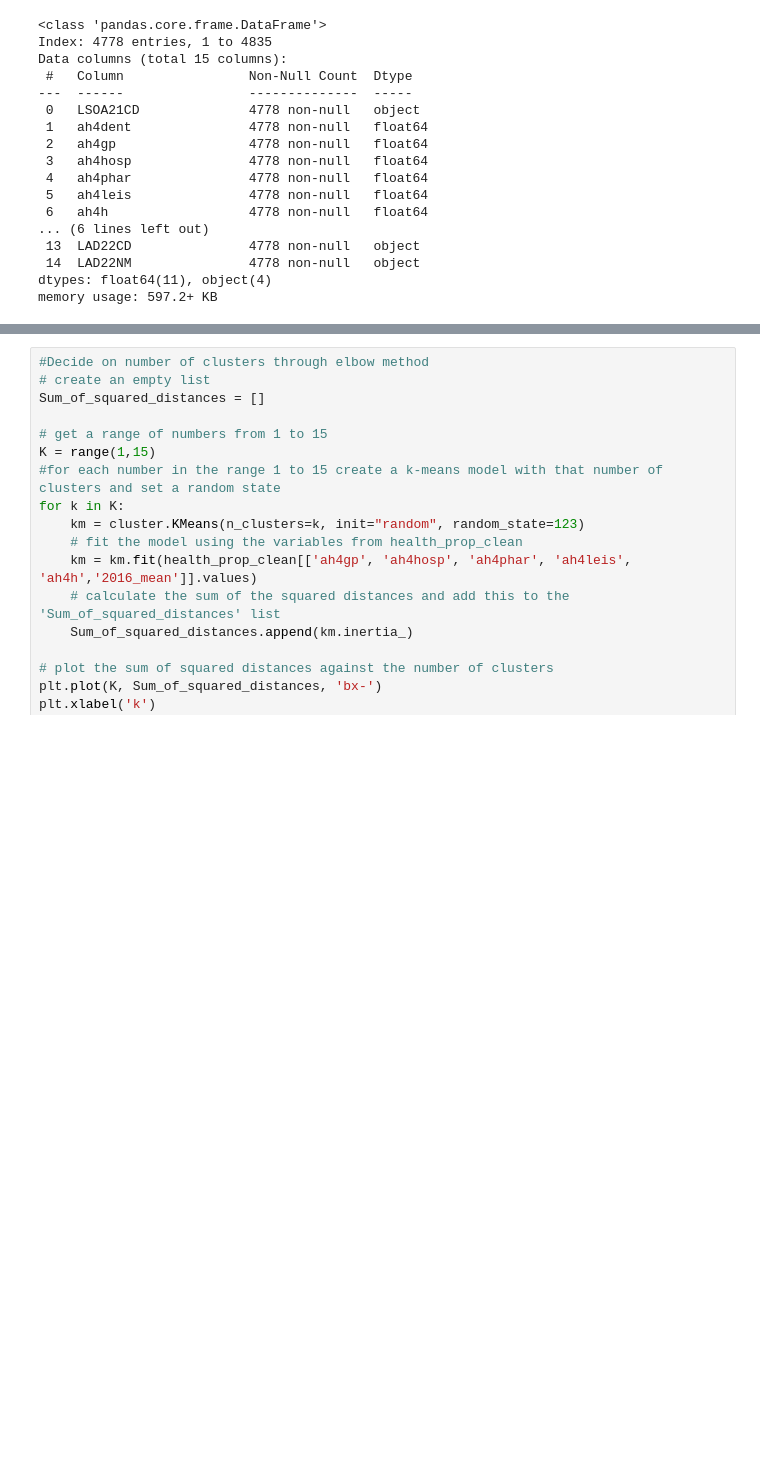
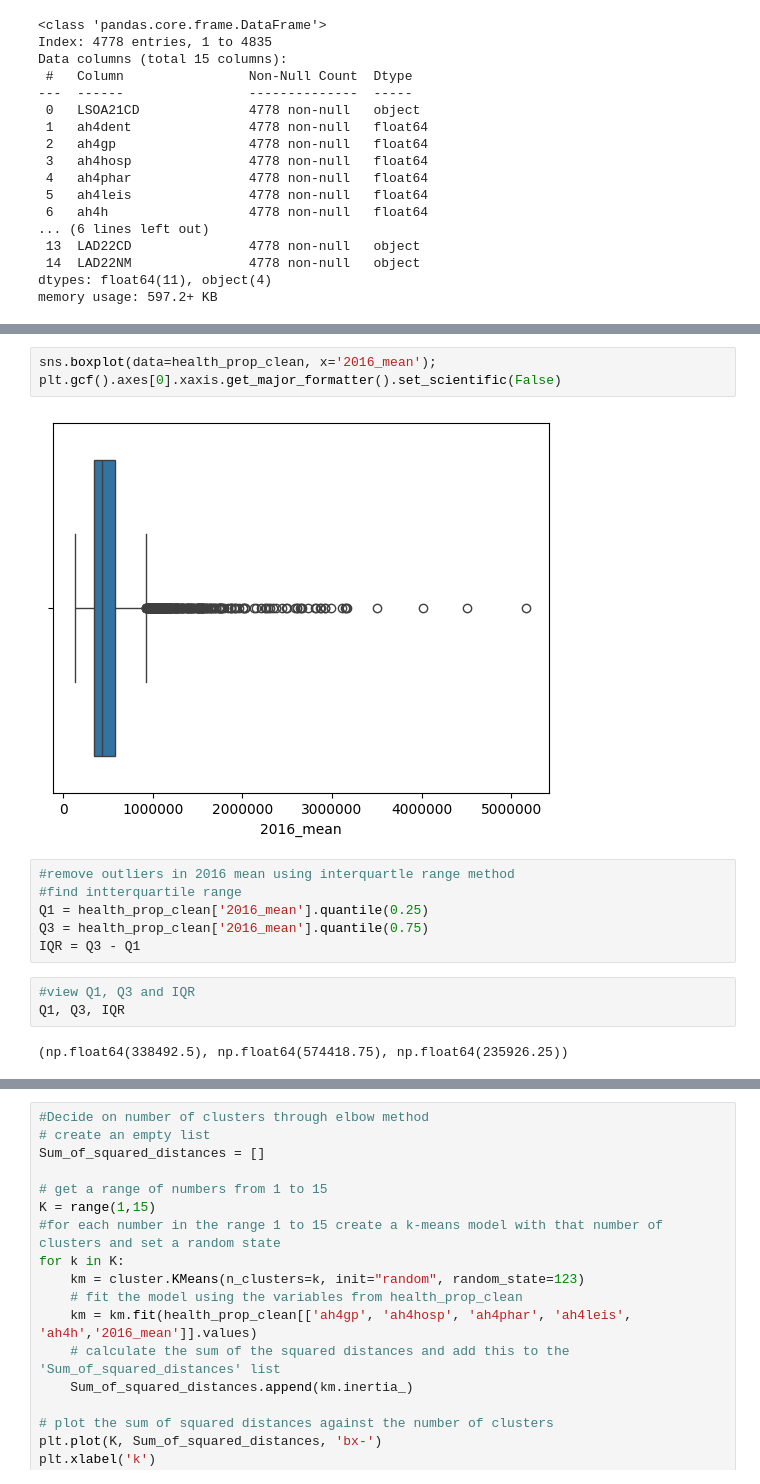
Before and after one commit to Jonathan-C-Barrett/GEOG5990M, a Jupyter notebook: GEOG5003M_Final_Project_template.ipynb, the cells around one changed output, grey strips where cells are left out. Saved outputs shown, nothing was run; the diff lists cells and outputs as text; blank space fills up the shorter version.

```diff
--- a/GEOG5003M_Final_Project_template.ipynb
+++ b/GEOG5003M_Final_Project_template.ipynb
@@ -368 +368,17 @@ health_prop_clean['2016_mean'].nlargest(n=10)
 dtype: float64
+# %%
+sns.boxplot(data=health_prop_clean, x='2016_mean');
+plt.gcf().axes[0].xaxis.get_major_formatter().set_scientific(False)
+# %% [output]
+[figure, added]
+# %%
+#remove outliers in 2016 mean using interquartle range method
+#find intterquartile range
+Q1 = health_prop_clean['2016_mean'].quantile(0.25)
+Q3 = health_prop_clean['2016_mean'].quantile(0.75)
+IQR = Q3 - Q1
+# %%
+#view Q1, Q3 and IQR
+Q1, Q3, IQR
+# %% [output]
+(np.float64(338492.5), np.float64(574418.75), np.float64(235926.25))
```
Also changed, not shown: parts of 12 cells of this notebook.
